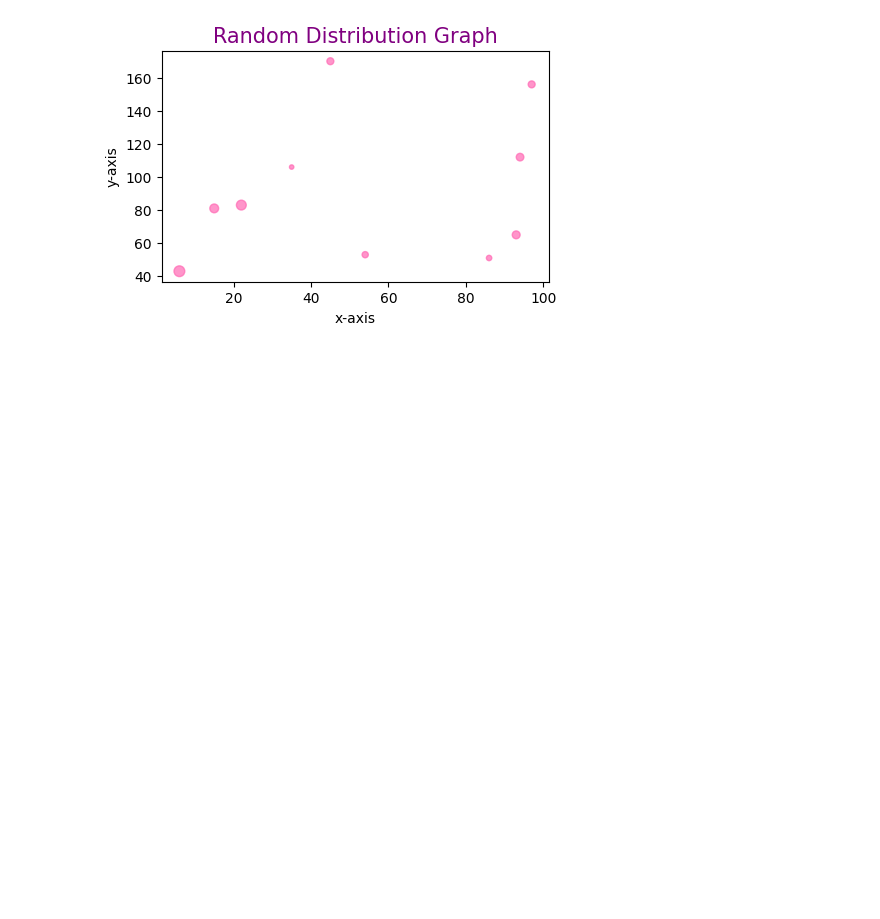
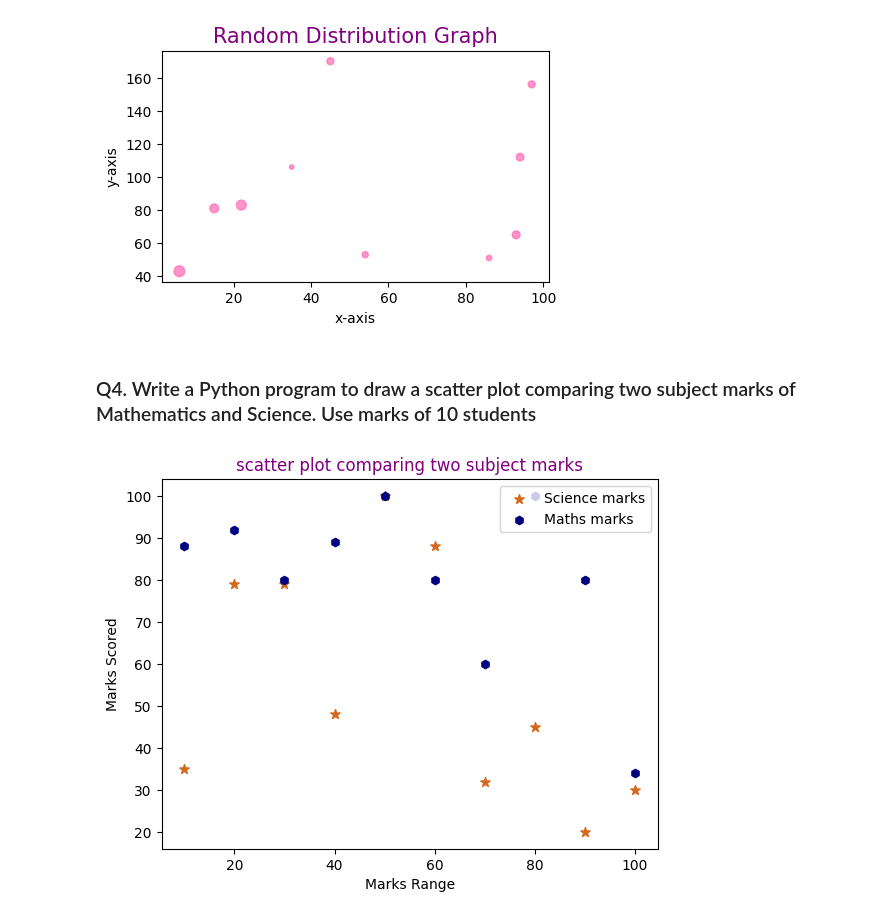
Before and after one commit to Ankitha8105/Python_Libraries, a Jupyter notebook: Matplotlib/scatterplot.ipynb, the cells around one changed output. Saved outputs shown, nothing was run; the diff lists cells and outputs as text; code cells hidden in the pictures; blank space fills up the shorter version.

Commit message:
[Ankitha] Modified:Python program to draw a scatter plot comparing two subject marks of Mathematics and Science

```diff
--- a/Matplotlib/scatterplot.ipynb
+++ b/Matplotlib/scatterplot.ipynb
@@ -120,3 +120,42 @@ if __name__ == "__main__":
     main()
 # %% [output]
 [figure]
+# %% [markdown]
+### Q4. Write a Python program to draw a scatter plot comparing two subject marks of Mathematics and Science. Use marks of 10 students
+# %%
+log = logger.logger_init('Q4')
+
+
+def subjects_scatterplots(science_marks,maths_marks,marks_range):
+    """
+    Description :
+        This function is used to draw a scatter plot comparing two subject marks of Mathematics
+        and Science. Use marks of 10 students
+    Parameters :
+        science_marks = science marks scored by the students
+        maths_marks =mathematics marks scored by the tudent
+    Return :
+        It returns Scatterplots comparing two subject marks of Mathematics and Science
+    """
+    plt.scatter(marks_range,science_marks,color='chocolate',marker = "*",s = 60,label="Science marks")
+    plt.scatter(marks_range,maths_marks,color='navy',marker='h',label = 'Maths marks')
+
+    plt.xlabel("Marks Range")
+    plt.ylabel("Marks Scored")
+    plt.title('scatter plot comparing two subject marks',color='purple')
+
+    plt.legend(loc="upper right")
+    plt.show()
+
+
+def main():
+    math_marks = [88, 92, 80, 89, 100, 80, 60, 100, 80, 34]
+    science_marks = [35, 79, 79, 48, 100, 88, 32, 45, 20, 30]
+    marks_range = [10, 20, 30, 40, 50, 60, 70, 80, 90, 100]
+    subjects_scatterplots(science_marks,math_marks,marks_range)
+
+
+if __name__ == "__main__":
+    main()
+# %% [output]
+[figure, added]
```
